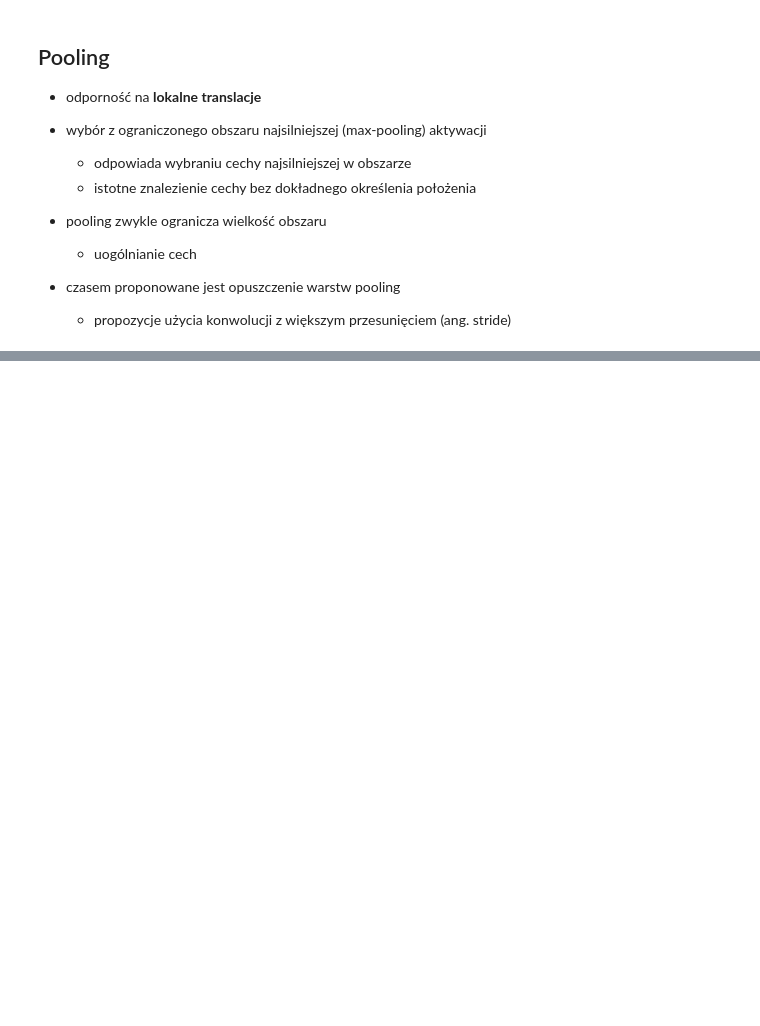
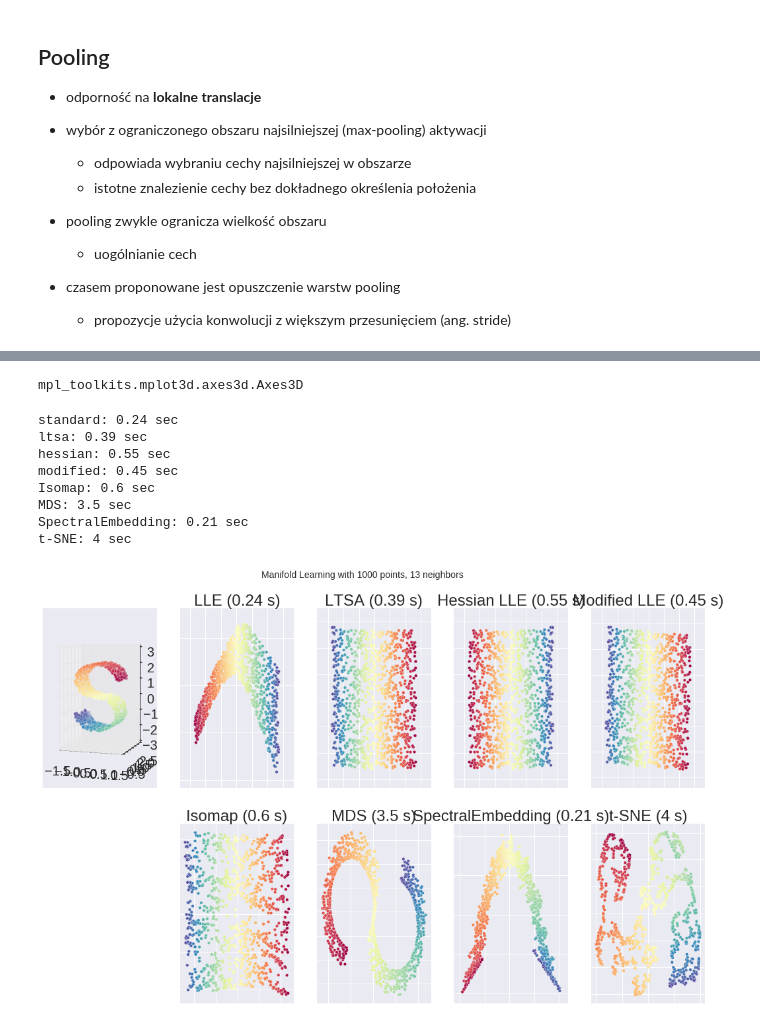
Before and after one commit to gmum/ml2017, a Jupyter notebook: wyklady2017/mum2017/mum2017_7_modele_nieliniowe.ipynb, the cells around one changed output, grey strips where cells are left out. Cells and saved outputs as stored; diff of their text form; code cells hidden in the pictures; blank space fills up the shorter version.

Commit message:
updated manifold learning

```diff
--- a/wyklady2017/mum2017/mum2017_7_modele_nieliniowe.ipynb
+++ b/wyklady2017/mum2017/mum2017_7_modele_nieliniowe.ipynb
@@ -500,0 +859,13 @@ $$w(t+1)=w(t)-\eta\nabla E(t) -\alpha\Delta(w(t-1))$$
+# %%
+from time import time
+
+import matplotlib.pyplot as plt
+from mpl_toolkits.mplot3d import Axes3D
+from matplotlib.ticker import NullFormatter
+
+from sklearn import manifold, datasets
+Axes3D
+# %% [output]
+mpl_toolkits.mplot3d.axes3d.Axes3D
+# %%
+sns.set(font_scale=2.0)
@@ -500,0 +961,12 @@ $$w(t+1)=w(t)-\eta\nabla E(t) -\alpha\Delta(w(t-1))$$
+# %%
+manifold_learning(n_neighbors=13)
+# %% [output]
+standard: 0.24 sec
+ltsa: 0.39 sec
+hessian: 0.55 sec
+modified: 0.45 sec
+Isomap: 0.6 sec
+MDS: 3.5 sec
+SpectralEmbedding: 0.21 sec
+t-SNE: 4 sec
+[figure, added]
```
Also changed, not shown: parts of 13 cells of this notebook, 7 other files.
